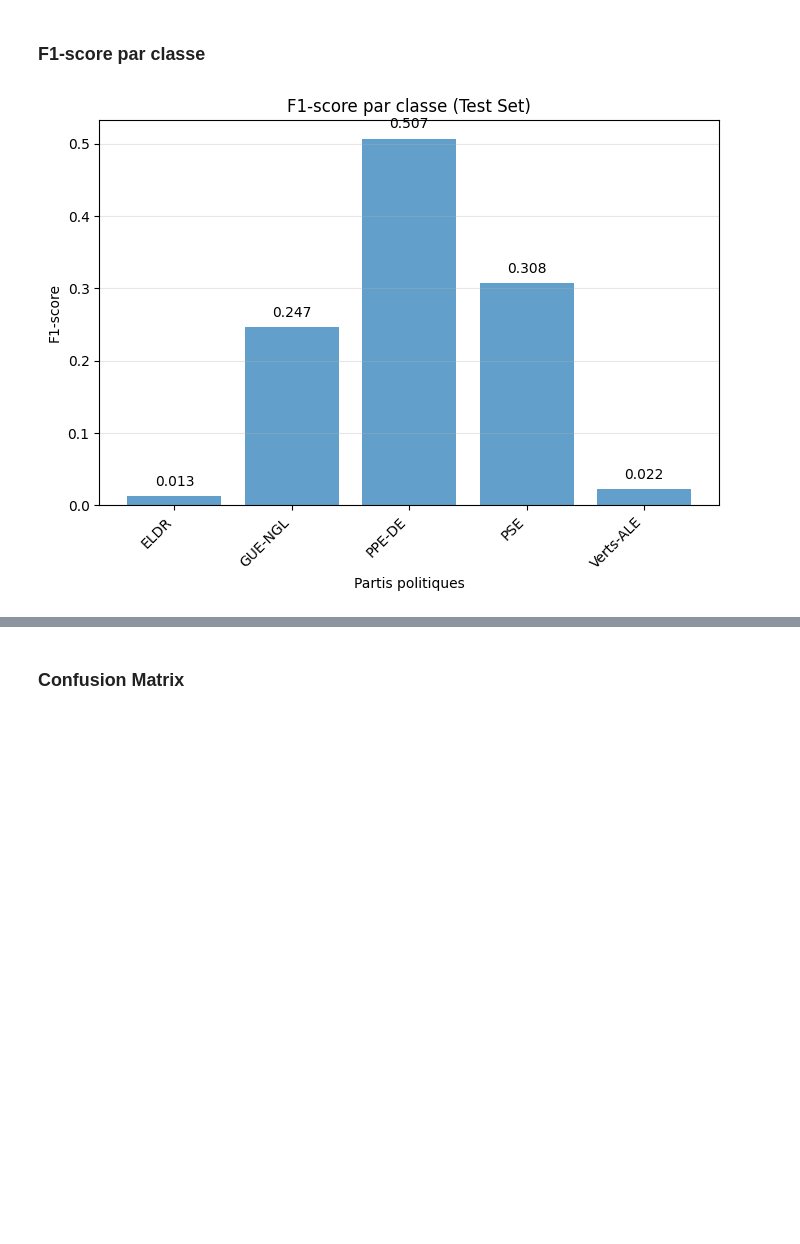
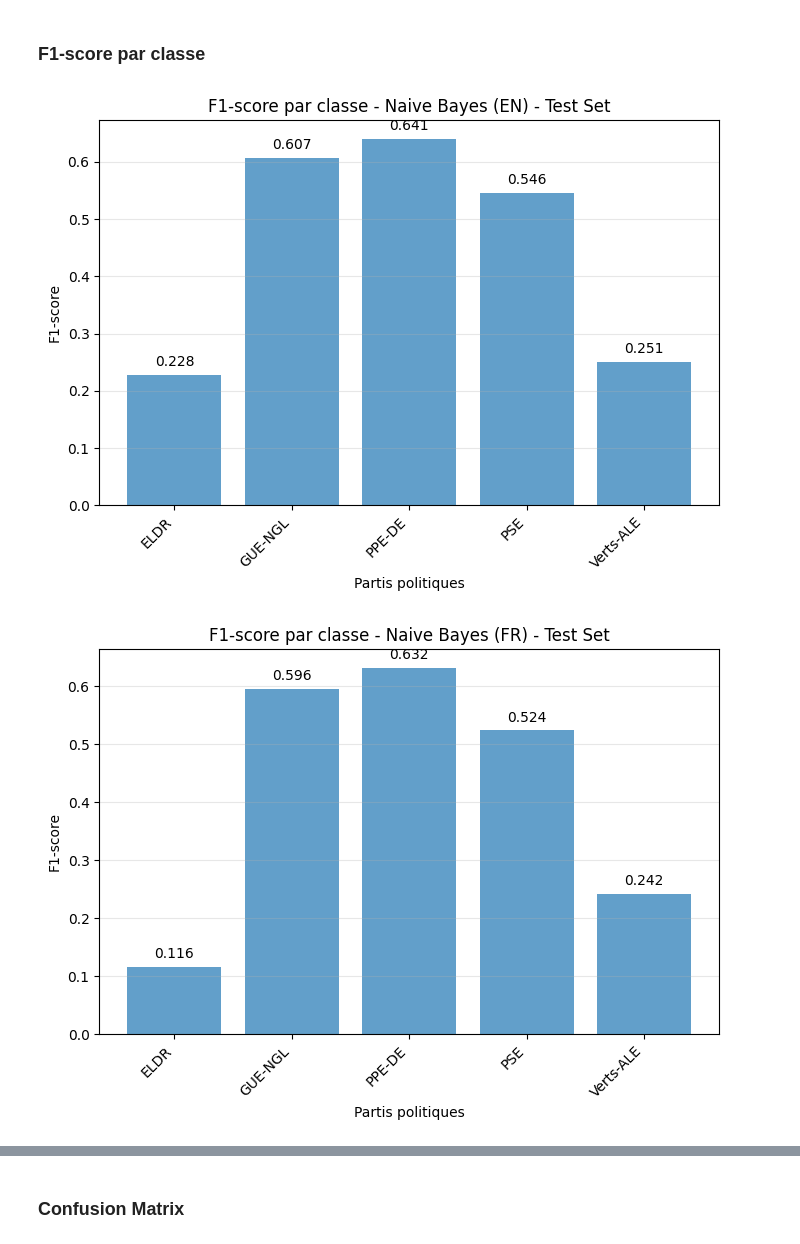
Before and after one commit to Xiaobo33/Apprentissage_artificiel, a Jupyter notebook: Projet_finale_LSTM.ipynb, the cells around one changed output, grey strips where cells are left out. Saved outputs shown, nothing was run; the diff lists cells and outputs as text; code cells hidden in the pictures; blank space fills up the shorter version.

```diff
--- a/Projet_finale_LSTM.ipynb
+++ b/Projet_finale_LSTM.ipynb
@@ -232,7 +308,14 @@ Meilleur alpha (selon Macro-F1 sur dev): 0.3
 # %%
-y_dev_pred_nb = best_nb.predict(X_dev_word)
+# Évaluation sur dev set pour chaque langue
+for lang in languages:
+    print(f"\n Évaluation DEV - {lang.upper()}")
+    best_nb = nb_results_by_lang[lang]['best_nb']
+    X_dev_word = data_by_lang[lang]['X_dev_tfidf']
+    y_dev_labels = data_by_lang[lang]['y_dev']
 
-print(classification_report(y_dev_labels, y_dev_pred_nb, digits=2))
-print("DEV Accuracy:", accuracy_score(y_dev_labels, y_dev_pred_nb))
-print("DEV Macro-F1:", f1_score(y_dev_labels, y_dev_pred_nb, average="macro"))
+    y_dev_pred_nb = best_nb.predict(X_dev_word)
+
+    print(classification_report(y_dev_labels, y_dev_pred_nb, digits=2, zero_division=0))
+    print("DEV Accuracy:", accuracy_score(y_dev_labels, y_dev_pred_nb))
+    print("DEV Macro-F1:", f1_score(y_dev_labels, y_dev_pred_nb, average="macro"))
 # %% [output]
@@ -295,29 +429,35 @@ Test Macro-F1: 0.21930576575857877
 # %% [markdown]
 ### F1-score par classe
 # %%
-report_nb = classification_report(test_labels,
-                                  y_test_pred_nb,
-                                  output_dict=True,
-                                  zero_division=0
-                                 )
-# liste des classes (partis)
-classes = list(report_nb.keys())
-classes = [c for c in classes if c not in ("accuracy", "macro avg", "weighted avg")]
+# Visualisation F1-score par classe pour chaque langue
+for lang in languages:
+    test_labels = data_by_lang[lang]['test_labels']
+    y_test_pred_nb = data_by_lang[lang]['nb_test_pred']
 
-f1_scores = [report_nb[c]["f1-score"] for c in classes]
+    report_nb = classification_report(test_labels,
+                                      y_test_pred_nb,
+                                      output_dict=True,
+                                      zero_division=0
+                                     )
+    # liste des classes (partis)
+    classes = list(report_nb.keys())
+    classes = [c for c in classes if c not in ("accuracy", "macro avg", "weighted avg")]
 
-#Visualisation
-plt.figure(figsize=(8, 5))
-plt.bar(classes, f1_scores, alpha=0.7)
-plt.xlabel('Partis politiques')
-plt.ylabel('F1-score')
-plt.title('F1-score par classe (Test Set)')
-plt.xticks(rotation=45, ha='right')
-plt.grid(axis='y', alpha=0.3)
+    f1_scores = [report_nb[c]["f1-score"] for c in classes]
 
-for i, v in enumerate(f1_scores):
-    plt.text(i, v + 0.01, f'{v:.3f}', ha='center', va='bottom', fontsize=10)
+    # Visualisation
+    plt.figure(figsize=(8, 5))
+    plt.bar(classes, f1_scores, alpha=0.7)
+    plt.xlabel('Partis politiques')
+    plt.ylabel('F1-score')
+    plt.title(f'F1-score par classe - Naive Bayes ({lang.upper()}) - Test Set')
+    plt.xticks(rotation=45, ha='right')
+    plt.grid(axis='y', alpha=0.3)
 
-plt.show()
+    for i, v in enumerate(f1_scores):
+        plt.text(i, v + 0.01, f'{v:.3f}', ha='center', va='bottom', fontsize=10)
+
+    plt.show()
 # %% [output]
-[figure, old version]
+[figure, new version]
+[figure, added]
```
Also changed, not shown: parts of 29 cells of this notebook.
